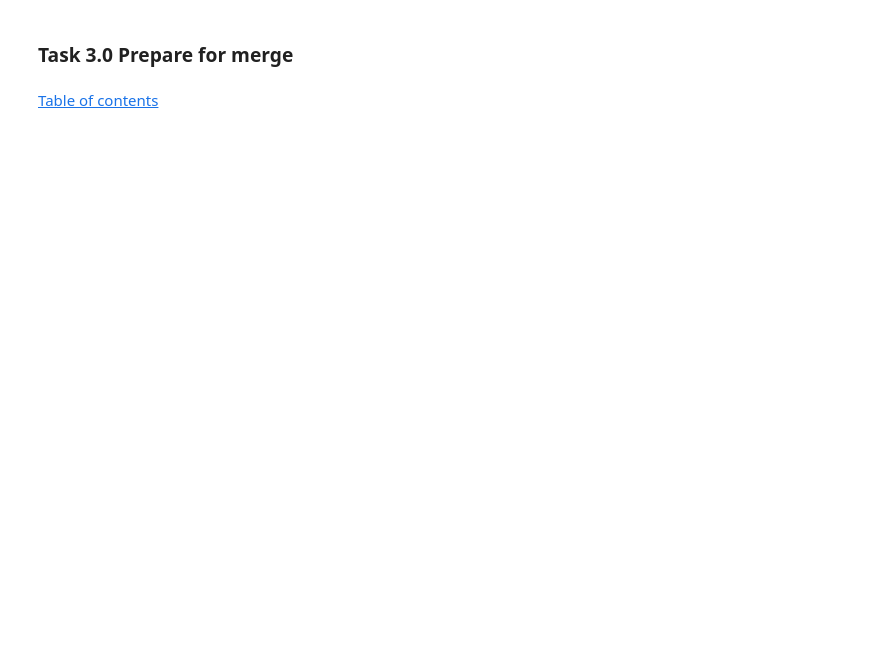
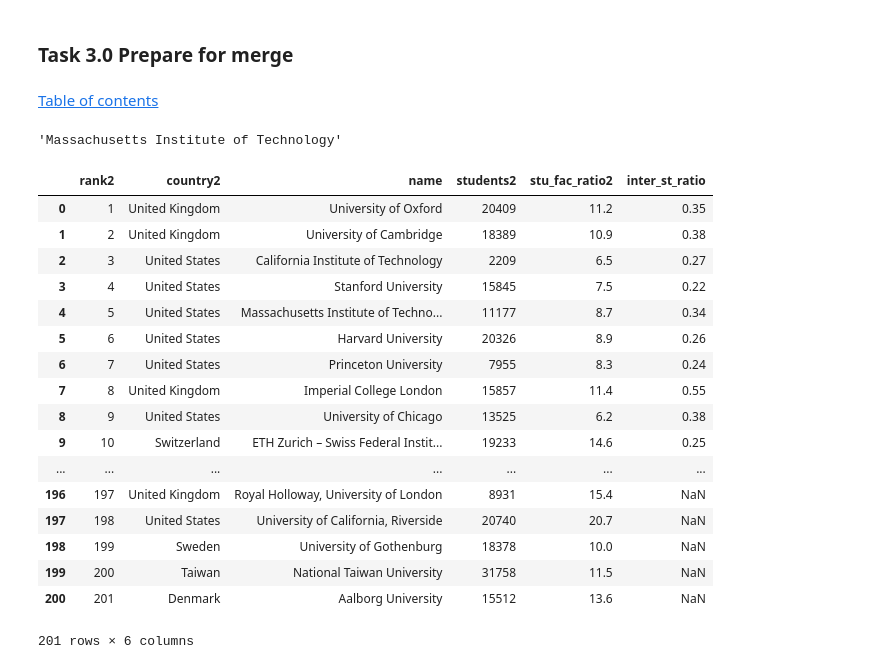
Before and after one commit to IsaacLeimgruber/ADA_labs_repo, a Jupyter notebook: 02 - Data from the Web/hw02_isaac.ipynb, the cells around one changed output. Saved outputs shown, nothing was run; the diff lists cells and outputs as text; code cells hidden in the pictures; blank space fills up the shorter version.

```diff
--- a/02 - Data from the Web/hw02_isaac.ipynb
+++ b/02 - Data from the Web/hw02_isaac.ipynb
@@ -935,3 +911,44 @@ region_df2.head()
 ### Task 3.0 Prepare for merge
 # %% [markdown]
 <div class="lev1"><a href="#Table-of-Contents"><span class="toc-item-num"></span>Table of contents</a></div>
+# %%
+def remove_par(s):
+    idx = s.find('(')
+    if(idx == -1):
+        return s
+    elif(s[idx - 1] == ' '):
+        return s[:idx-1]
+    else:
+        return s[:idx]
+# %%
+remove_par('Massachusetts Institute of Technology (MIT)')
+# %% [output]
+'Massachusetts Institute of Technology'
+# %%
+df_pre_merge = univ_tot_df[:201].copy()
+df_pre_merge2 = univ_tot_df2[:201].copy()
+
+df_pre_merge.columns = ['country1', 'rank1', 'region1', 'name', 'inter_st1', 'students1', 'inter_fac1', 'fac1']
+df_pre_merge2.columns = ['rank2', 'country2', 'name', 'students2', 'stu_fac_ratio2', 'inter_st_ratio']
+df_pre_merge[['name']].applymap(remove_par)
+df_pre_merge2[['name']].applymap(remove_par)
+df_pre_merge2.he
+# %% [output]
+|  | rank2 | country2 | name | students2 | stu_fac_ratio2 | inter_st_ratio |
+| 0 | 1 | United Kingdom | University of Oxford | 20409 | 11.2 | 0.35 |
+| 1 | 2 | United Kingdom | University of Cambridge | 18389 | 10.9 | 0.38 |
+| 2 | 3 | United States | California Institute of Technology | 2209 | 6.5 | 0.27 |
+| 3 | 4 | United States | Stanford University | 15845 | 7.5 | 0.22 |
+| 4 | 5 | United States | Massachusetts Institute of Techno... | 11177 | 8.7 | 0.34 |
+| 5 | 6 | United States | Harvard University | 20326 | 8.9 | 0.26 |
+| 6 | 7 | United States | Princeton University | 7955 | 8.3 | 0.24 |
+| 7 | 8 | United Kingdom | Imperial College London | 15857 | 11.4 | 0.55 |
+| 8 | 9 | United States | University of Chicago | 13525 | 6.2 | 0.38 |
+| 9 | 10 | Switzerland | ETH Zurich – Swiss Federal Instit... | 19233 | 14.6 | 0.25 |
+| ... | ... | ... | ... | ... | ... | ... |
+| 196 | 197 | United Kingdom | Royal Holloway, University of London | 8931 | 15.4 | NaN |
+| 197 | 198 | United States | University of California, Riverside | 20740 | 20.7 | NaN |
+| 198 | 199 | Sweden | University of Gothenburg | 18378 | 10.0 | NaN |
+| 199 | 200 | Taiwan | National Taiwan University | 31758 | 11.5 | NaN |
+| 200 | 201 | Denmark | Aalborg University | 15512 | 13.6 | NaN |
+201 rows × 6 columns
```
Also changed, not shown: parts of 18 cells of this notebook.
